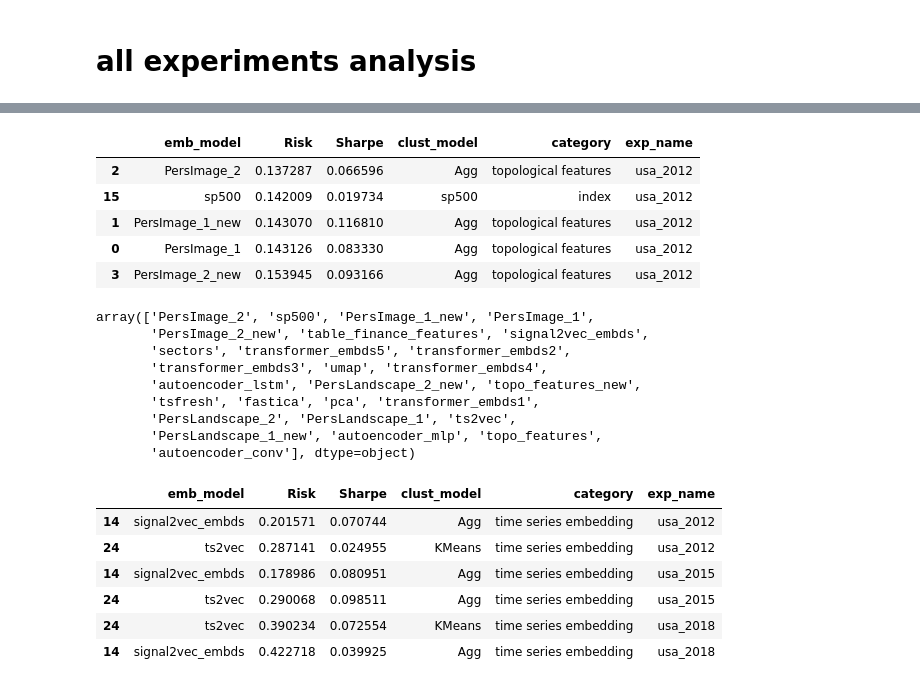
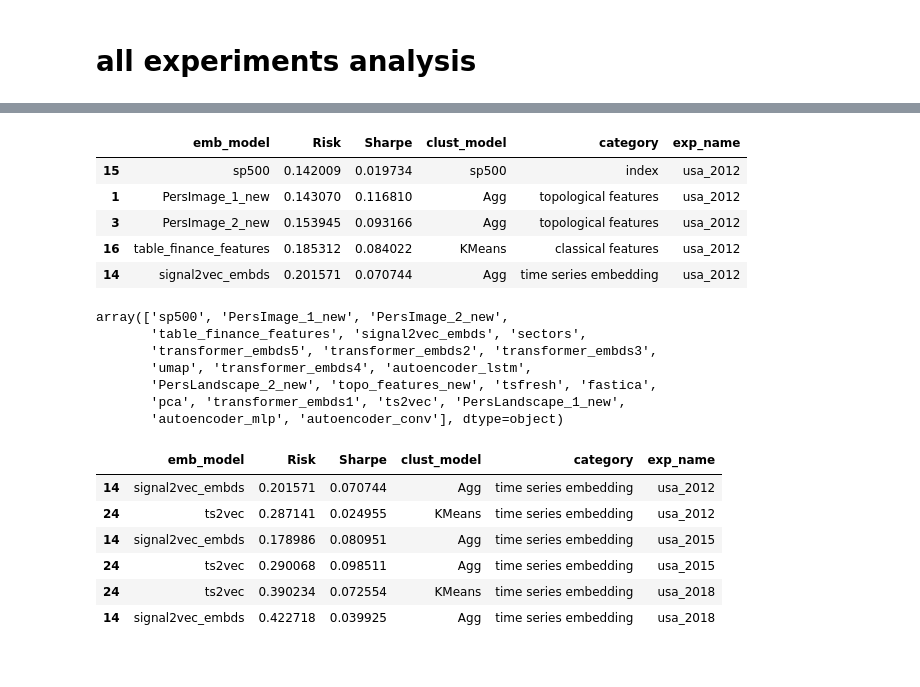
Before and after one commit to petrsokerin/Stock_clustering_paper, a Jupyter notebook: new_res_analysis.ipynb, the cells around one changed output, grey strips where cells are left out. Saved outputs shown, nothing was run; the diff lists cells and outputs as text; code cells hidden in the pictures.

```diff
--- a/new_res_analysis.ipynb
+++ b/new_res_analysis.ipynb
@@ -128,29 +128,35 @@ all_experiments.head()
 # %%
 features_to_drop = ['DB', 'HC', 'Sil', 'hom', 'Beta', 'Alpha',
                     'AVG_returns', 'VaR', 'Drawdown', 'Recovery']
-all_experiments = all_experiments.drop(features_to_drop, axis=1)
+emb_to_drop = ['PersImage_2',
+        'PersLandscape_1',
+        'PersImage_1',
+        'PersLandscape_2',
+        'topo_features',]
+
+
+all_experiments = all_experiments.drop(features_to_drop, axis=1)\
+    .query('emb_model not in @emb_to_drop')
 all_experiments = all_experiments
 
 all_experiments.head()
 # %% [output]
 |  | emb_model | Risk | Sharpe | clust_model | category | exp_name |
-| 2 | PersImage_2 | 0.137287 | 0.066596 | Agg | topological features | usa_2012 |
 | 15 | sp500 | 0.142009 | 0.019734 | sp500 | index | usa_2012 |
 | 1 | PersImage_1_new | 0.143070 | 0.116810 | Agg | topological features | usa_2012 |
-| 0 | PersImage_1 | 0.143126 | 0.083330 | Agg | topological features | usa_2012 |
 | 3 | PersImage_2_new | 0.153945 | 0.093166 | Agg | topological features | usa_2012 |
+| 16 | table_finance_features | 0.185312 | 0.084022 | KMeans | classical features | usa_2012 |
+| 14 | signal2vec_embds | 0.201571 | 0.070744 | Agg | time series embedding | usa_2012 |
 # %%
 all_experiments['emb_model'].unique()
 # %% [output]
-array(['PersImage_2', 'sp500', 'PersImage_1_new', 'PersImage_1',
-       'PersImage_2_new', 'table_finance_features', 'signal2vec_embds',
-       'sectors', 'transformer_embds5', 'transformer_embds2',
-       'transformer_embds3', 'umap', 'transformer_embds4',
-       'autoencoder_lstm', 'PersLandscape_2_new', 'topo_features_new',
-       'tsfresh', 'fastica', 'pca', 'transformer_embds1',
-       'PersLandscape_2', 'PersLandscape_1', 'ts2vec',
-       'PersLandscape_1_new', 'autoencoder_mlp', 'topo_features',
-       'autoencoder_conv'], dtype=object)
+array(['sp500', 'PersImage_1_new', 'PersImage_2_new',
+       'table_finance_features', 'signal2vec_embds', 'sectors',
+       'transformer_embds5', 'transformer_embds2', 'transformer_embds3',
+       'umap', 'transformer_embds4', 'autoencoder_lstm',
+       'PersLandscape_2_new', 'topo_features_new', 'tsfresh', 'fastica',
+       'pca', 'transformer_embds1', 'ts2vec', 'PersLandscape_1_new',
+       'autoencoder_mlp', 'autoencoder_conv'], dtype=object)
 # %%
 all_experiments[all_experiments['category'] == 'time series embedding']
 # %% [output]
```
Also changed, not shown: parts of 3 cells of this notebook, 2 other files.
